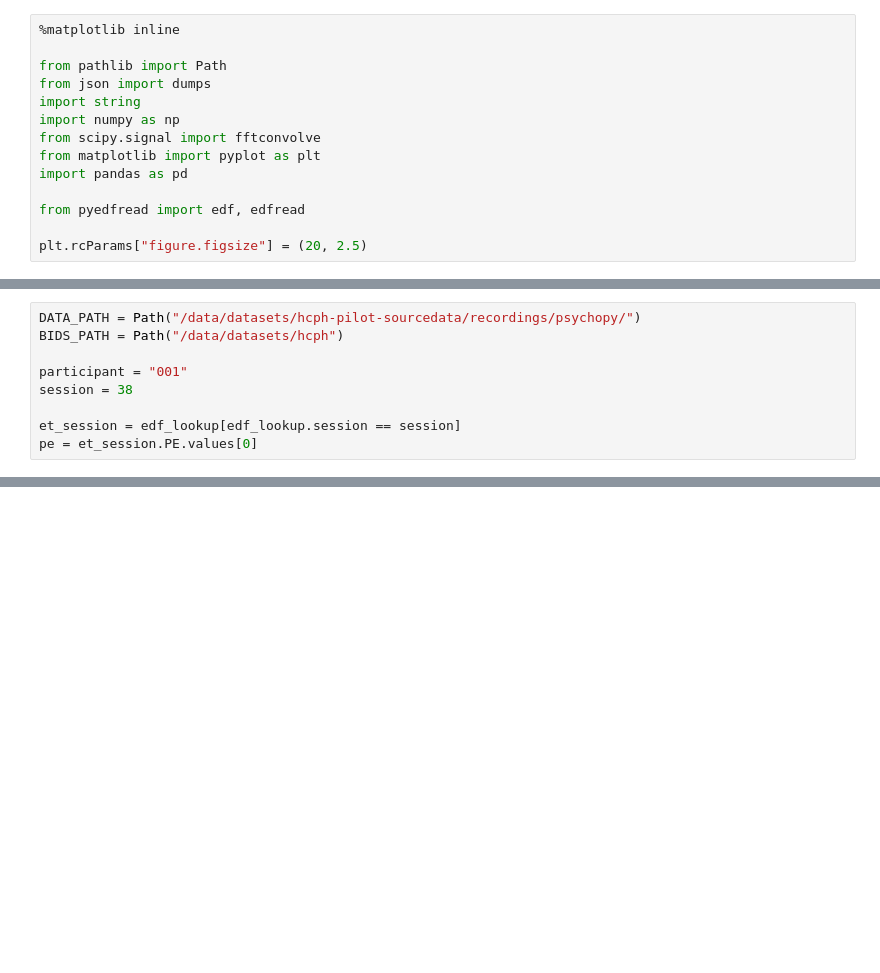
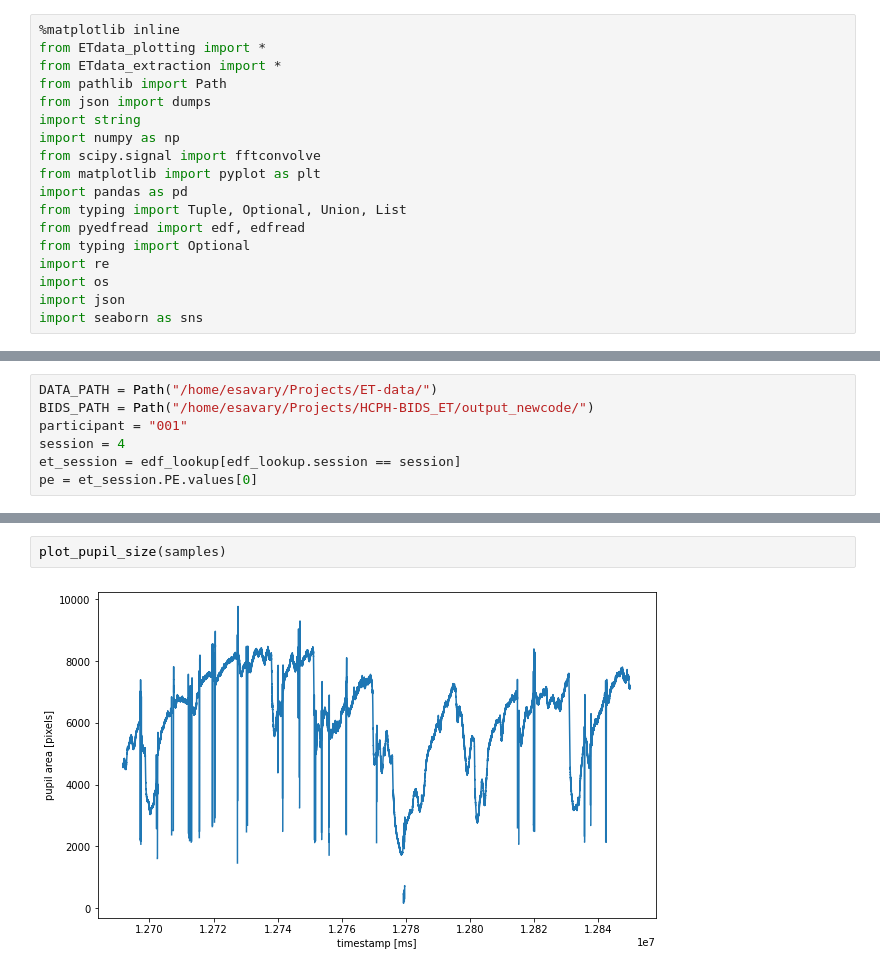
Before and after one commit to oesteban/hcph-sops, a Jupyter notebook: code/eyetracking/edf-to-bids.ipynb, the cells around one changed output, grey strips where cells are left out. Cells and saved outputs as stored; diff of their text form; blank space fills up the shorter version.

```diff
--- a/code/eyetracking/edf-to-bids.ipynb
+++ b/code/eyetracking/edf-to-bids.ipynb
@@ -5,6 +1,7 @@ blah blah
 # %%
 %matplotlib inline
-
+from ETdata_plotting import *
+from ETdata_extraction import *
 from pathlib import Path
 from json import dumps
 import string
@@ -12,10 +9,13 @@ import numpy as np
 from scipy.signal import fftconvolve
 from matplotlib import pyplot as plt
 import pandas as pd
-
+from typing import Tuple, Optional, Union, List
 from pyedfread import edf, edfread
-
-plt.rcParams["figure.figsize"] = (20, 2.5)
+from typing import Optional
+import re
+import os
+import json
+import seaborn as sns
 # %%
 edf_lookup = pd.read_csv("schedule.tsv", sep='\t', na_values="n/a")
 edf_lookup
@@ -38,11 +38,9 @@ edf_lookup
 | 34 | 37 | 2023-11-09 | LR | fixation_2023-11-09_18h40.15.892_... | qct_2023-11-09_19h21.30.139_0_ses... | rest_2023-11-09_19h30.51.192_0_se... | bht_2023-11-09_19h52.33.082_0_ses... |
 | 35 | 38 | 2023-11-09 | PA | fixation_2023-11-09_20h32.33.738_... | qct_2023-11-09_21h11.02.491_0_ses... | rest_2023-11-09_21h17.37.586_0_se... | bht_2023-11-09_21h39.17.972_0_ses... |
 # %%
-DATA_PATH = Path("/data/datasets/hcph-pilot-sourcedata/recordings/psychopy/")
-BIDS_PATH = Path("/data/datasets/hcph")
-
+DATA_PATH = Path("/home/esavary/Projects/ET-data/")
+BIDS_PATH = Path("/home/esavary/Projects/HCPH-BIDS_ET/output_newcode/")
 participant = "001"
-session = 38
-
+session = 4
 et_session = edf_lookup[edf_lookup.session == session]
 pe = et_session.PE.values[0]
@@ -129,0 +67,4 @@ KeyError: 'trial'
+# %%
+plot_pupil_size(samples)
+# %% [output]
+[figure, added]
```
Also changed, not shown: parts of 23 cells of this notebook, 2 other files.
